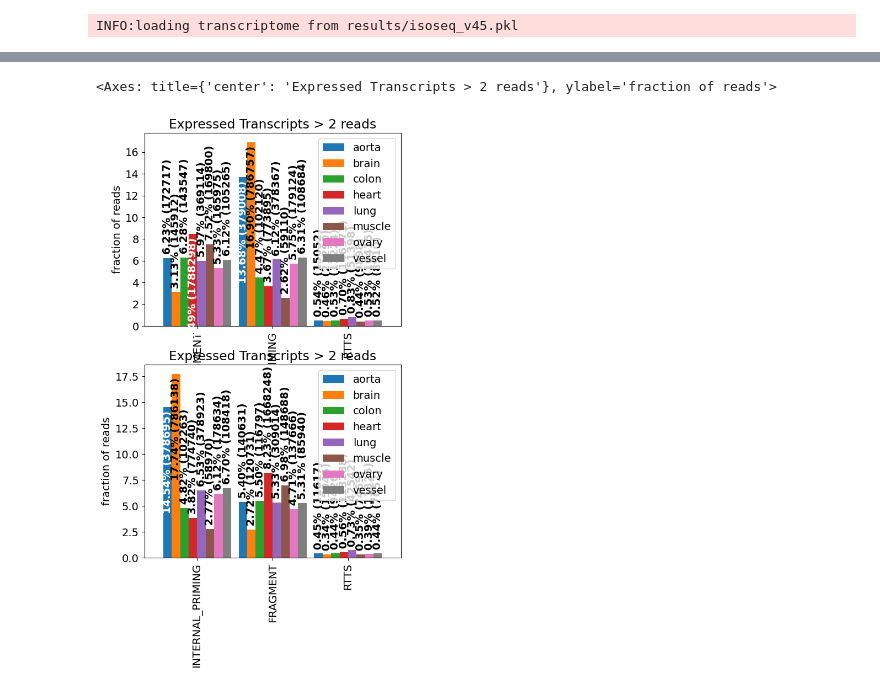
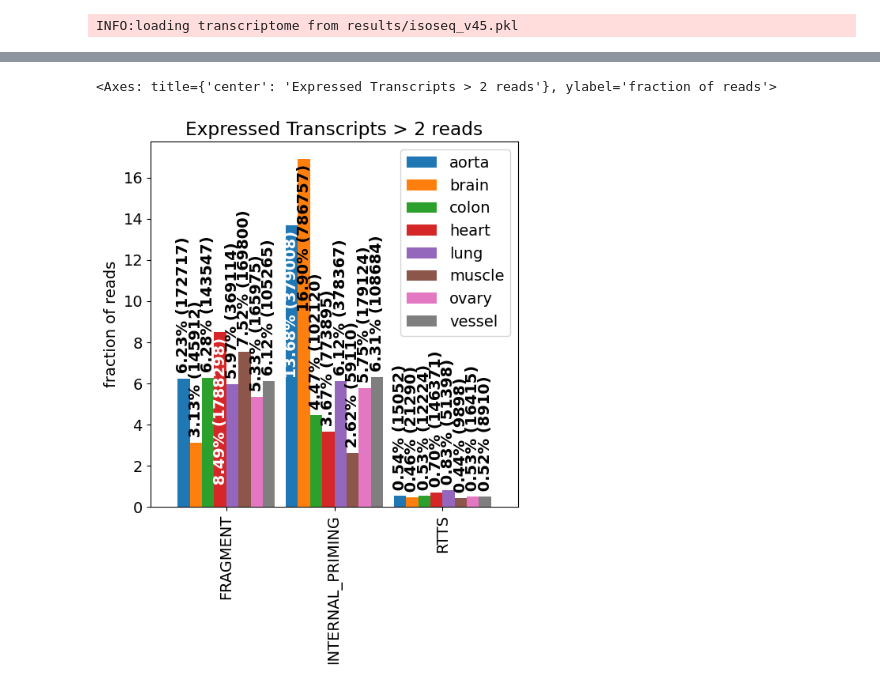
Before and after one commit to IceFreez3r/master-thesis, a Jupyter notebook: notebooks/IsoTools_analysis.ipynb, the cells around one changed output, grey strips where cells are left out. Saved outputs shown, nothing was run; the diff lists cells and outputs as text; code cells hidden in the pictures.

Commit message:
util moved to common.smk, script based isotools pipeline

```diff
--- a/notebooks/IsoTools_analysis.ipynb
+++ b/notebooks/IsoTools_analysis.ipynb
@@ -28,6 +33,6 @@ logger.info(f'This is isotools version {isotools_version}')
 # %% [output]
 INFO:This is isotools version 0.3.5rc10
 # %%
-isoseq = Transcriptome.load("results/isoseq_v45.pkl")
+isoseq: Transcriptome = Transcriptome.load("results/isoseq_v45.pkl")
 # %% [output]
 INFO:loading transcriptome from results/isoseq_v45.pkl
@@ -37,0 +39,2 @@ INFO:loading transcriptome from results/isoseq_v45_strict.pkl
+# %%
+group_idx = {gn:[i for i,sa in enumerate(isoseq.samples) if sa in grp] for gn,grp in isoseq.groups().items()}
@@ -37,0 +58,7 @@ INFO:loading transcriptome from results/isoseq_v45_strict.pkl
+# %%
+isoseq.add_filter(tag='HIGH_COVER',
+                  expression='g.coverage.sum(0)[transcript_id] >= 7',
+                  context='transcript')
+isoseq.add_filter(tag='PERMISSIVE', expression='FSM or not (RTTS or INTERNAL_PRIMING or FRAGMENT)', context='transcript')
+isoseq.add_filter(tag='BALANCED', expression='FSM or (HIGH_COVER and not (RTTS or FRAGMENT or INTERNAL_PRIMING))', context='transcript')
+isoseq.add_filter(tag='STRICT', expression='SUBSTANTIAL and (FSM or not (RTTS or FRAGMENT or INTERNAL_PRIMING))', context='transcript')
@@ -38,17 +88,12 @@ INFO:loading transcriptome from results/isoseq_v45_strict.pkl
 # %%
-plt.rcParams["figure.figsize"] = (10,20)
-fig, axs=plt.subplots(2,2)
+%%script false --no-raise-error
+plt.rcParams["figure.figsize"] = (6,6)
+fig, axs=plt.subplots(1,2)
 
 plot_saturation(isoseq,cov_th=5, expr_th=[100, 200, 400, 1000, 5000],
-                x_range=(1e2,1.3e5,1e2), ax=axs[0, 0])
+                x_range=(1e2,1.3e5,1e2), ax=axs[0])
 
 rarefraction, total=isoseq.rarefaction(min_coverage=2, tr_filter={'query':'FSM'})
-plot_rarefaction(rarefraction, total=total, ax=axs[0, 1])
-
-plot_saturation(isoseq_strict,cov_th=5, expr_th=[100, 200, 400, 1000, 5000],
-                x_range=(1e2,1.3e5,1e2), ax=axs[1, 0])
-
-rarefraction, total=isoseq_strict.rarefaction(min_coverage=2, tr_filter={'query':'FSM'})
-plot_rarefaction(rarefraction, total=total, ax=axs[1, 1])
+plot_rarefaction(rarefraction, total=total, ax=axs[1])
 
 fig.tight_layout()
@@ -79,23 +111,13 @@ f_stats_samples_strict=isoseq_strict.filter_stats(
 # %%
-plt.rcParams["figure.figsize"] = (6,10)
+plt.rcParams["figure.figsize"] = (6,6)
 plt.rcParams.update({'font.size': 14})
 
-fig, axs = plt.subplots(2,1)
+fig, axs = plt.subplots(1,1)
 
 group_colors = ['tab:blue', 'tab:orange', 'tab:green', 'tab:red', 'tab:purple', 'tab:brown', 'tab:pink', 'tab:gray', 'tab:olive', 'tab:cyan']
 # groupwise statistics
-plot_bar(f_stats_groups[0], ax=axs[0], drop_categories=['PASS'], bar_width=.9,
+plot_bar(f_stats_groups[0], ax=axs, drop_categories=['PASS'], bar_width=.9,
          legend=True, colors=group_colors, **f_stats_groups[1])
-# # sample wise statistics
-# plot_bar(f_stats_samples[0], ax=axs[0, 1], drop_categories=['PASS'], bar_width=.9,
-#          legend=True, **f_stats_samples[1])
-
-# groupwise statistics
-plot_bar(f_stats_groups_strict[0], ax=axs[1], drop_categories=['PASS'], bar_width=.9,
-         legend=True, colors=group_colors, **f_stats_groups_strict[1])
-# # sample wise statistics
-# plot_bar(f_stats_samples_strict[0], ax=axs[1, 1], drop_categories=['PASS'], bar_width=.9,
-#          legend=True, **f_stats_samples_strict[1])
 # %% [output]
 <Axes: title={'center': 'Expressed Transcripts > 2 reads'}, ylabel='fraction of reads'>
-[figure, old version]
+[figure, new version]
```
Also changed, not shown: parts of 11 cells of this notebook, 18 other files.
